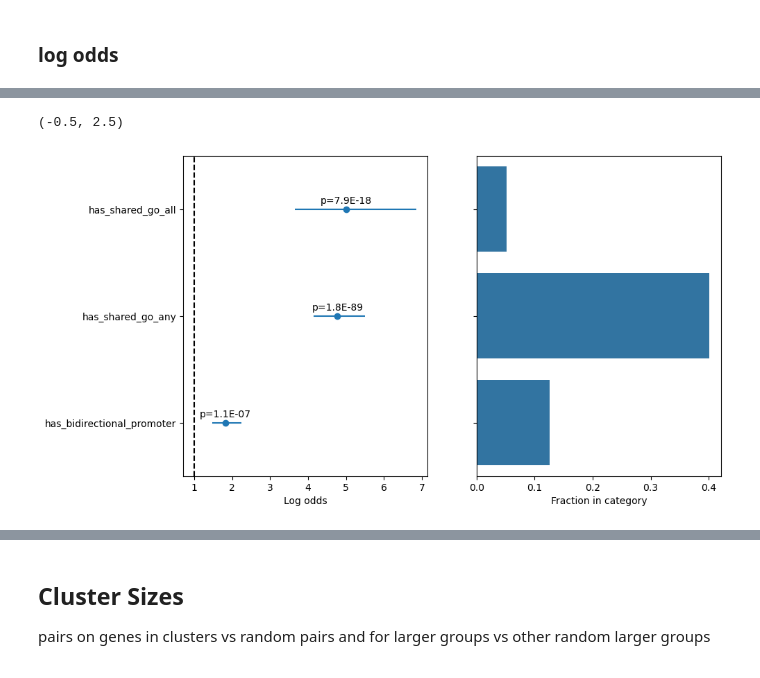
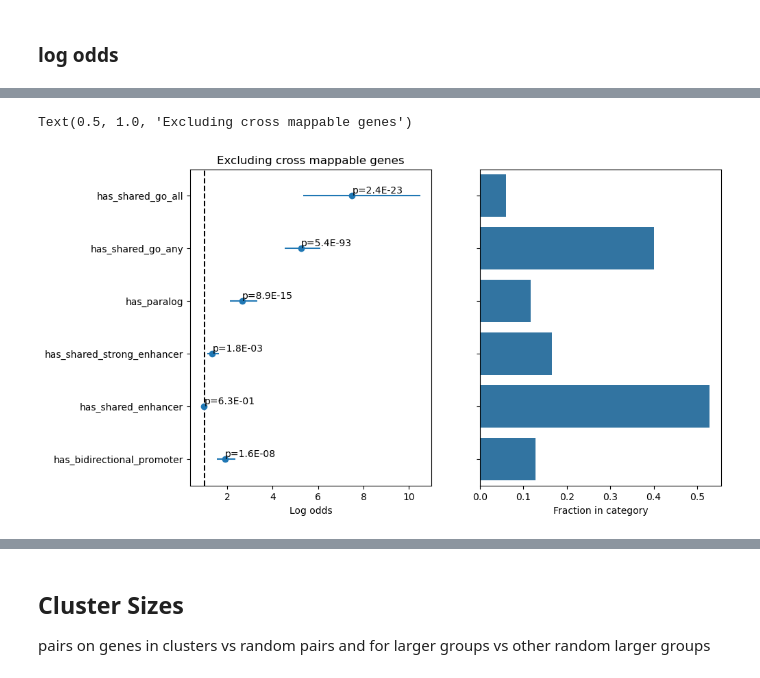
Before and after one commit to kal26/pcqtls, a Jupyter notebook: workflow/notebooks/cluster_analysis/cluster_annotation.ipynb, the cells around one changed output, grey strips where cells are left out. Saved outputs shown, nothing was run; the diff lists cells and outputs as text; code cells hidden in the pictures.

```diff
--- a/workflow/notebooks/cluster_analysis/cluster_annotation.ipynb
+++ b/workflow/notebooks/cluster_analysis/cluster_annotation.ipynb
@@ -540,3 +574,9 @@ plot_log_odds(cluster_df[cluster_df['N_genes']==2], null_pairs_genome, ['has_bid
+# %%
+axes = plot_log_odds(cluster_df[(cluster_df['N_genes']==2)&(cluster_df['has_cross_map']==False)], null_pairs_genome[null_pairs_genome['has_cross_map']==False], ['has_bidirectional_promoter', 'has_shared_enhancer', 'has_shared_strong_enhancer', 'has_paralog', 'has_shared_go_any', 'has_shared_go_all'])
+axes[0].set_title('Excluding cross mappable genes')
+# %% [output]
+Text(0.5, 1.0, 'Excluding cross mappable genes')
+[figure, added]
 # %%
 # try with 3 gene clusters
 
@@ -551,23 +587,0 @@ plot_log_odds(cluster_df[cluster_df['N_genes']==3], null_threes_genome, ['has_bi
-# %%
-fig, axes = plt.subplots(1, 2, figsize=(10,6))
-
-# log odds plot
-axes[0].errorbar(y=log_odds_df['col'], x=log_odds_df['odds_ratio'], xerr=log_odds_df[['lower_cb_diff', 'upper_cb_diff']].values.transpose(), fmt="o")
-axes[0].axvline(1, color='k', linestyle='--')
-axes[0].set_xlabel('Log odds')
-
-for idx,row in log_odds_df.iterrows():
-    axes[0].annotate('p={:.1E}'.format(row['p_value']), (row['odds_ratio'], idx+.05), ha='center')
-
-# fraction plot
-sns.barplot(data=log_odds_df, x='frac_cluster', y='col', ax=axes[1])
-axes[1].set_yticklabels([])
-axes[1].set_ylabel('')
-axes[1].set_xlabel('Fraction in category')
-
-# make the labels match in order and position
-axes[1].invert_yaxis()
-axes[0].set_ylim(axes[1].get_ylim())
-# %% [output]
-(-0.5, 2.5)
-[figure, removed]
```
Also changed, not shown: parts of 18 cells of this notebook.
